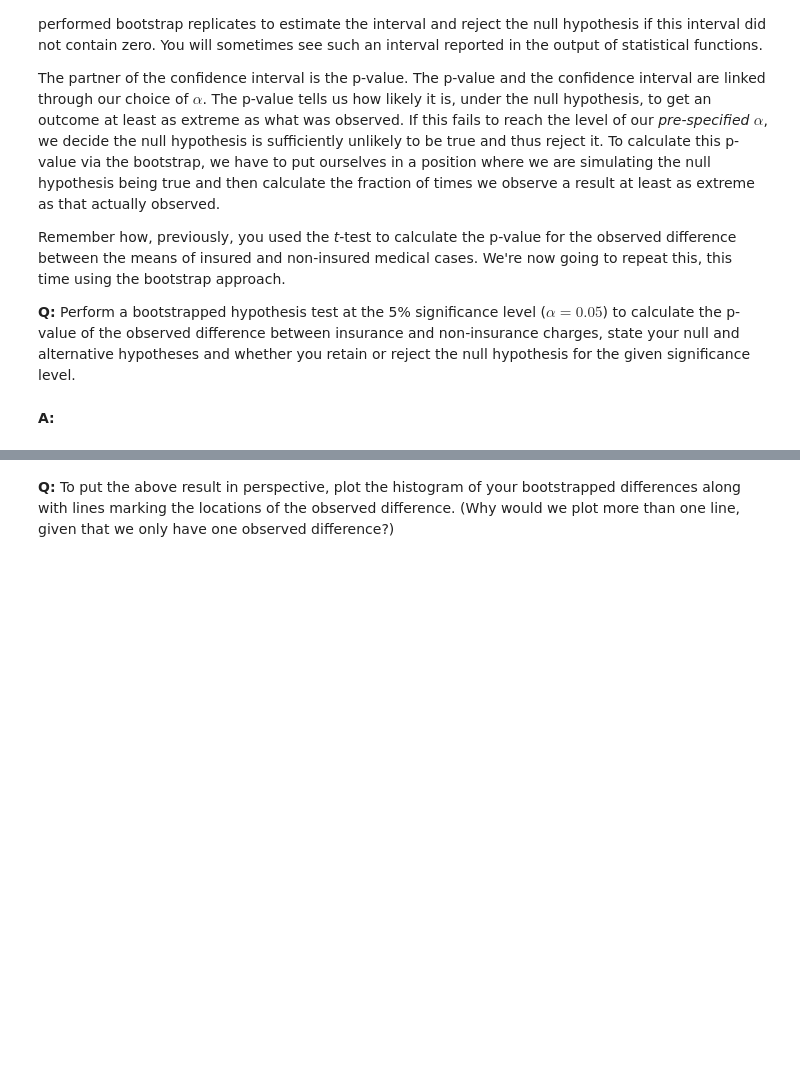
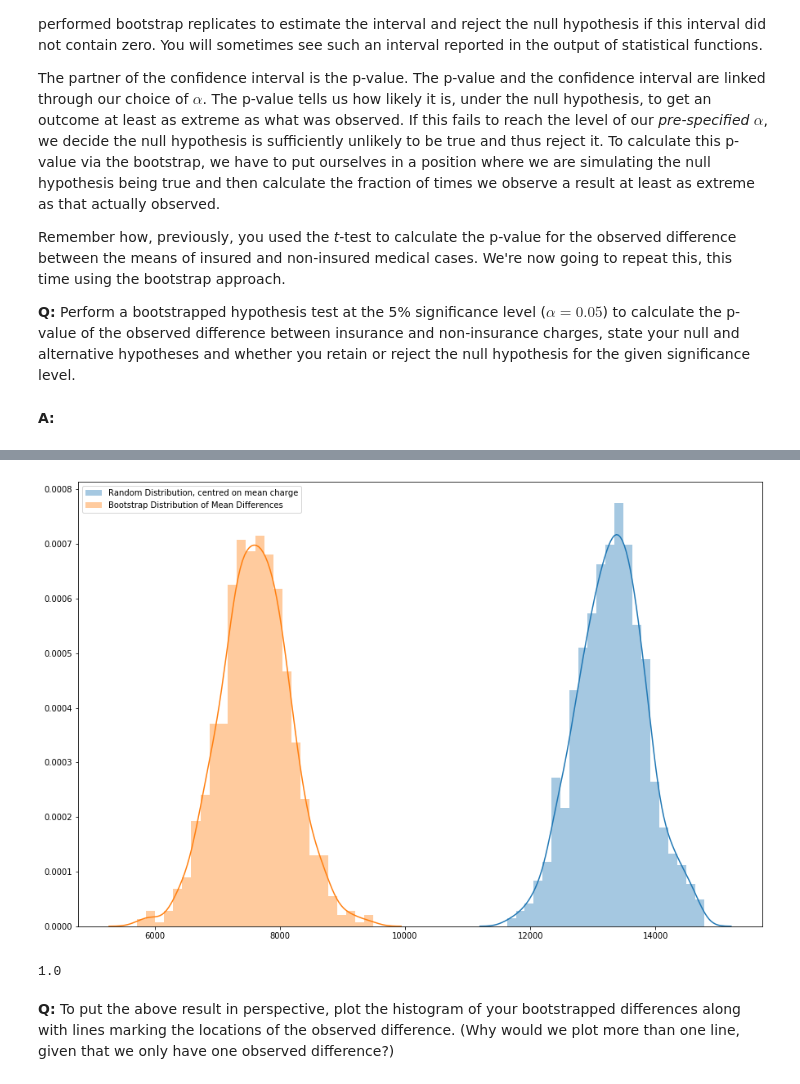
Before and after one commit to dudikbender/springboard, a Jupyter notebook: Bootstrap_Inference_Mini-Project8.19/inferential_statistics_2-Q.ipynb, the cells around one changed output, grey strips where cells are left out. Saved outputs shown, nothing was run; the diff lists cells and outputs as text; code cells hidden in the pictures; blank space fills up the shorter version.

```diff
--- a/Bootstrap_Inference_Mini-Project8.19/inferential_statistics_2-Q.ipynb
+++ b/Bootstrap_Inference_Mini-Project8.19/inferential_statistics_2-Q.ipynb
@@ -119,3 +148,18 @@ Ttest_indResult(statistic=11.893299030876712, pvalue=4.461230231620717e-31)
+# %%
+## Plotting a null hypothesis
+plt.figure(figsize=(15,10))
+null_val = np.random.normal(np.mean(med_charges.charges), np.std(means), sample_size)
+sns.distplot(null_val, label='Random Distribution, centred on mean charge')
+sns.distplot(means, label='Bootstrap Distribution of Mean Differences')
+plt.legend()
+plt.show()
+# %% [output]
+[figure, added]
+# %%
+## This looks pretty comparable but we will use an equation to compare against 5% p-value
+(null_val != means).mean()
+# %% [output]
+1.0
 # %% [markdown]
 __Q:__ To put the above result in perspective, plot the histogram of your bootstrapped differences along with lines marking the locations of the observed difference. (Why would we plot more than one line, given that we only have one observed difference?)
 # %% [markdown]
```
Also changed, not shown: parts of 5 cells of this notebook.
